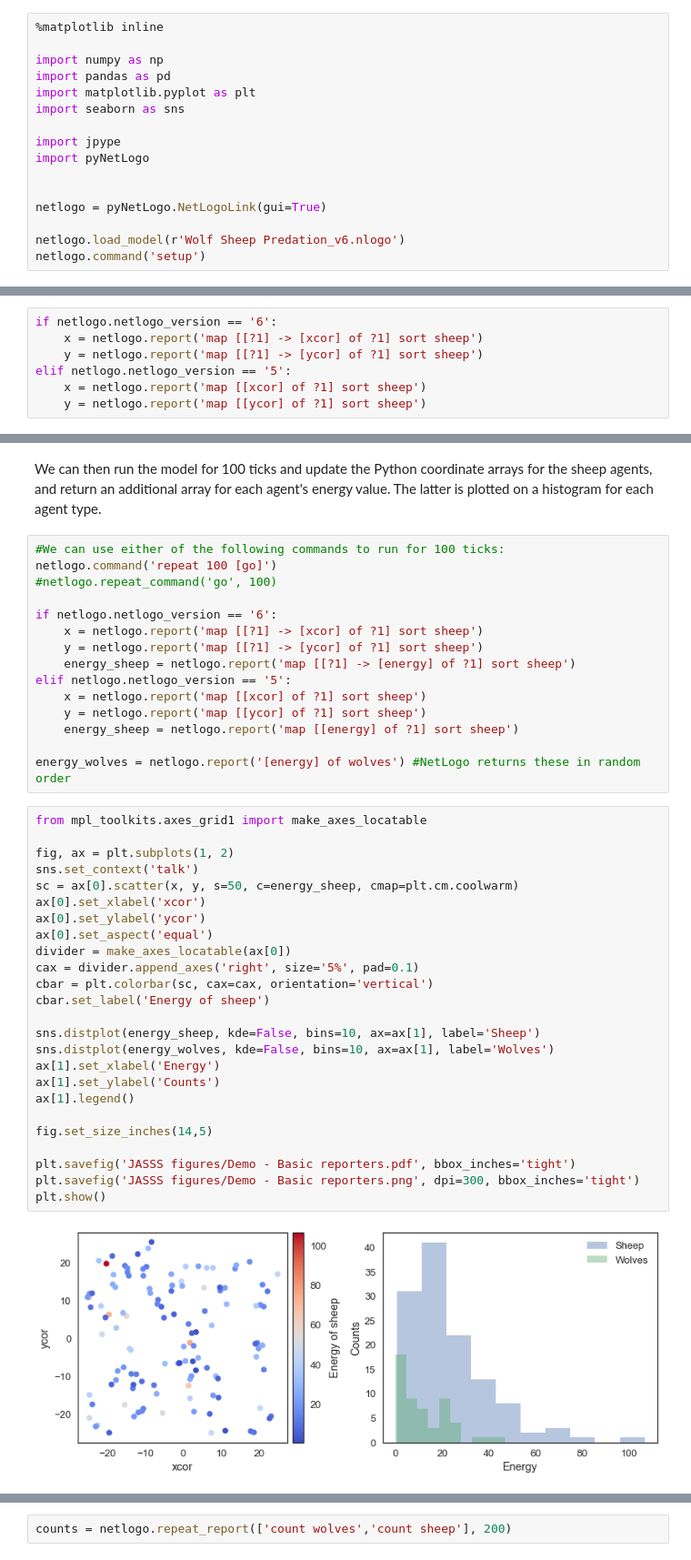
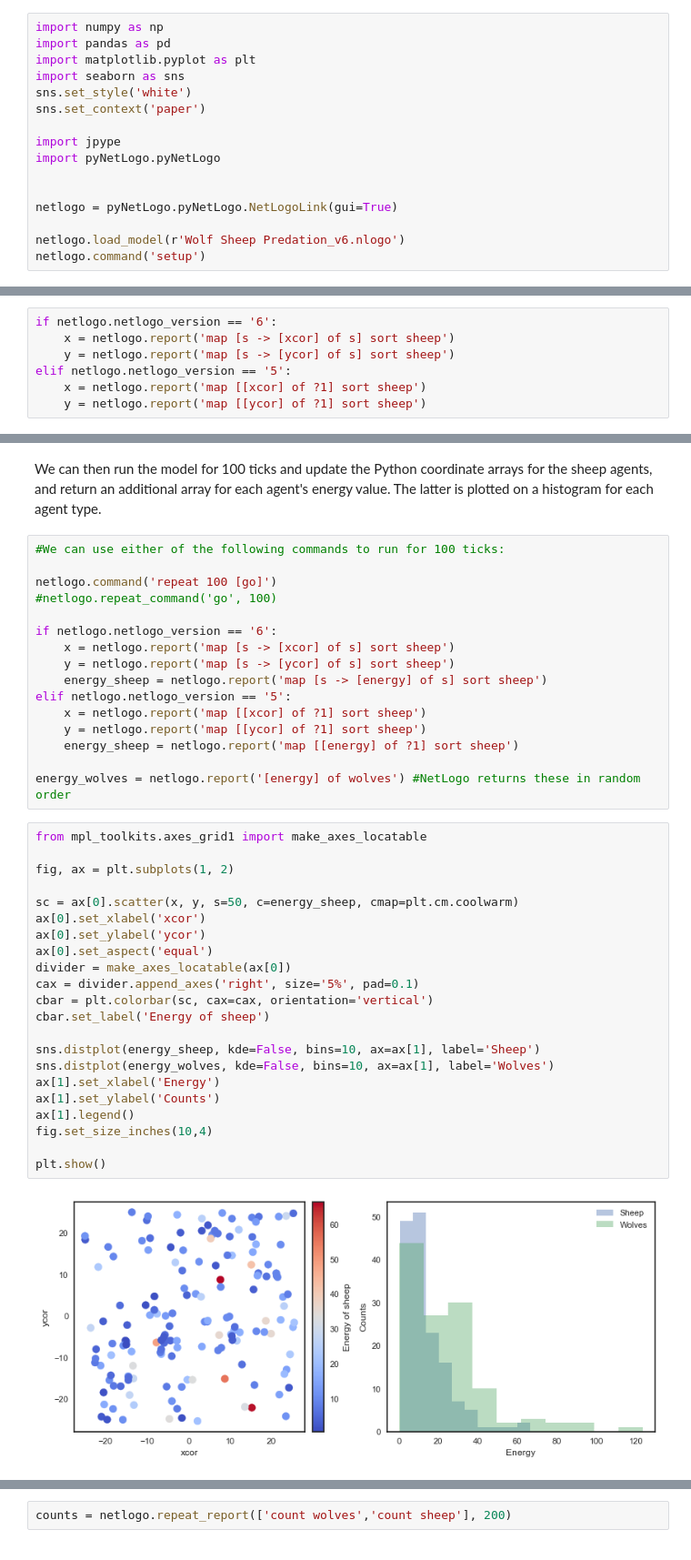
Before and after one commit to quaquel/pyNetLogo, a Jupyter notebook: Example/pyNetLogo demo.ipynb, the cells around one changed output, grey strips where cells are left out. Shown at 91% size. Drawn from its saved outputs; the diff is of its cells as text.

```diff
--- a/Example/pyNetLogo demo.ipynb
+++ b/Example/pyNetLogo demo.ipynb
@@ -7,16 +7,16 @@ We start by instantiating a link to NetLogo, loading the model, and executing th
 # %%
-%matplotlib inline
-
 import numpy as np
 import pandas as pd
 import matplotlib.pyplot as plt
 import seaborn as sns
+sns.set_style('white')
+sns.set_context('paper')
 
 import jpype
-import pyNetLogo
+import pyNetLogo.pyNetLogo
 
 
-netlogo = pyNetLogo.NetLogoLink(gui=True)
+netlogo = pyNetLogo.pyNetLogo.NetLogoLink(gui=True)
 
 netlogo.load_model(r'Wolf Sheep Predation_v6.nlogo')
 netlogo.command('setup')
@@ -45,7 +45,7 @@ The report function directly passes a string to the NetLogo instance, so that th
 # %%
 if netlogo.netlogo_version == '6':
-    x = netlogo.report('map [[?1] -> [xcor] of ?1] sort sheep')
-    y = netlogo.report('map [[?1] -> [ycor] of ?1] sort sheep')
+    x = netlogo.report('map [s -> [xcor] of s] sort sheep')
+    y = netlogo.report('map [s -> [ycor] of s] sort sheep')
 elif netlogo.netlogo_version == '5':
     x = netlogo.report('map [[xcor] of ?1] sort sheep')
     y = netlogo.report('map [[ycor] of ?1] sort sheep')
@@ -66,13 +65,14 @@ plt.show()
 We can then run the model for 100 ticks and update the Python coordinate arrays for the sheep agents, and return an additional array for each agent's energy value. The latter is plotted on a histogram for each agent type.
 # %%
 #We can use either of the following commands to run for 100 ticks:
+
 netlogo.command('repeat 100 [go]')
 #netlogo.repeat_command('go', 100)
 
 if netlogo.netlogo_version == '6':
-    x = netlogo.report('map [[?1] -> [xcor] of ?1] sort sheep')
-    y = netlogo.report('map [[?1] -> [ycor] of ?1] sort sheep')
-    energy_sheep = netlogo.report('map [[?1] -> [energy] of ?1] sort sheep')
+    x = netlogo.report('map [s -> [xcor] of s] sort sheep')
+    y = netlogo.report('map [s -> [ycor] of s] sort sheep')
+    energy_sheep = netlogo.report('map [s -> [energy] of s] sort sheep')
 elif netlogo.netlogo_version == '5':
     x = netlogo.report('map [[xcor] of ?1] sort sheep')
     y = netlogo.report('map [[ycor] of ?1] sort sheep')
@@ -82,28 +82,25 @@ energy_wolves = netlogo.report('[energy] of wolves') #NetLogo returns these in r
 # %%
 from mpl_toolkits.axes_grid1 import make_axes_locatable
 
 fig, ax = plt.subplots(1, 2)
-sns.set_context('talk')
+
 sc = ax[0].scatter(x, y, s=50, c=energy_sheep, cmap=plt.cm.coolwarm)
 ax[0].set_xlabel('xcor')
 ax[0].set_ylabel('ycor')
 ax[0].set_aspect('equal')
 divider = make_axes_locatable(ax[0])
 cax = divider.append_axes('right', size='5%', pad=0.1)
 cbar = plt.colorbar(sc, cax=cax, orientation='vertical')
 cbar.set_label('Energy of sheep')
 
 sns.distplot(energy_sheep, kde=False, bins=10, ax=ax[1], label='Sheep')
 sns.distplot(energy_wolves, kde=False, bins=10, ax=ax[1], label='Wolves')
 ax[1].set_xlabel('Energy')
 ax[1].set_ylabel('Counts')
 ax[1].legend()
+fig.set_size_inches(10,4)
 
-fig.set_size_inches(14,5)
-
-plt.savefig('JASSS figures/Demo - Basic reporters.pdf', bbox_inches='tight')
-plt.savefig('JASSS figures/Demo - Basic reporters.png', dpi=300, bbox_inches='tight')
 plt.show()
 # %% [output]
-[figure, old version]
+[figure, new version]
 # %% [markdown]
```
Also changed, not shown: parts of 13 cells of this notebook, 23 other files.
